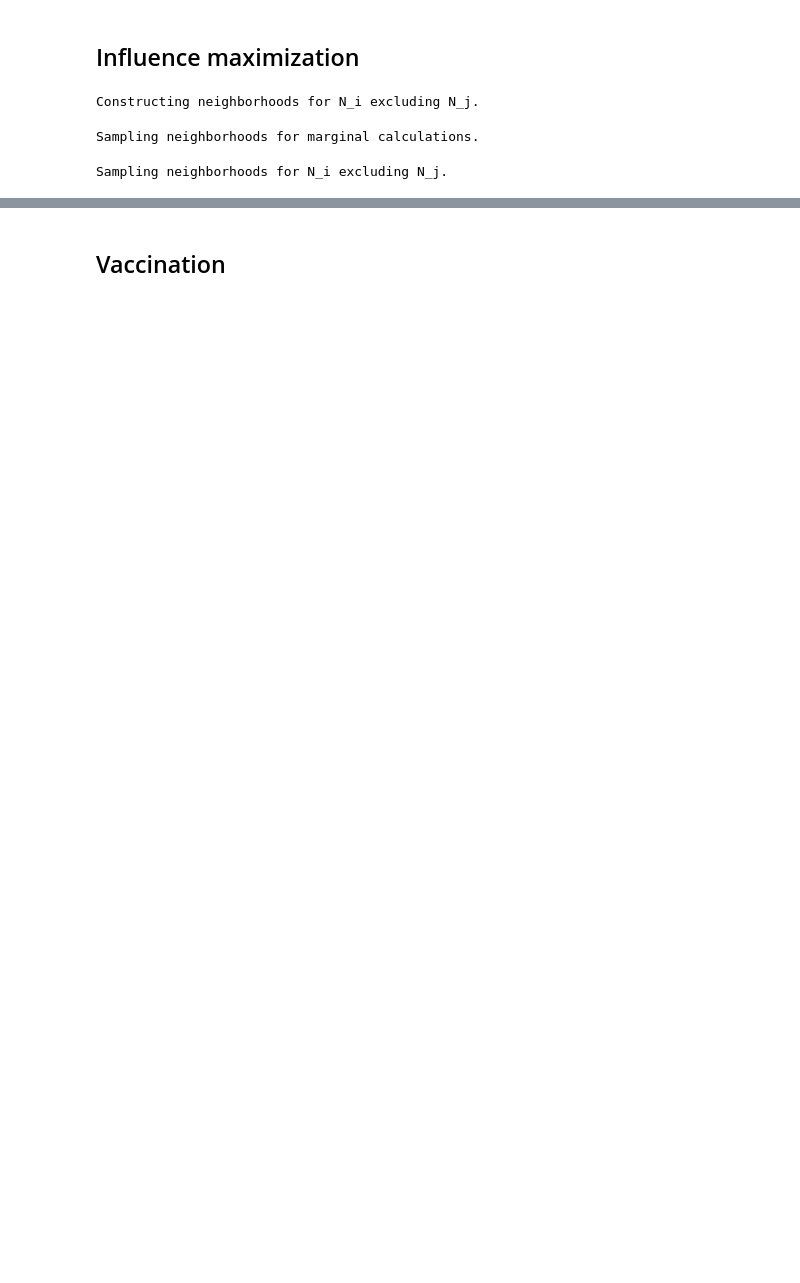
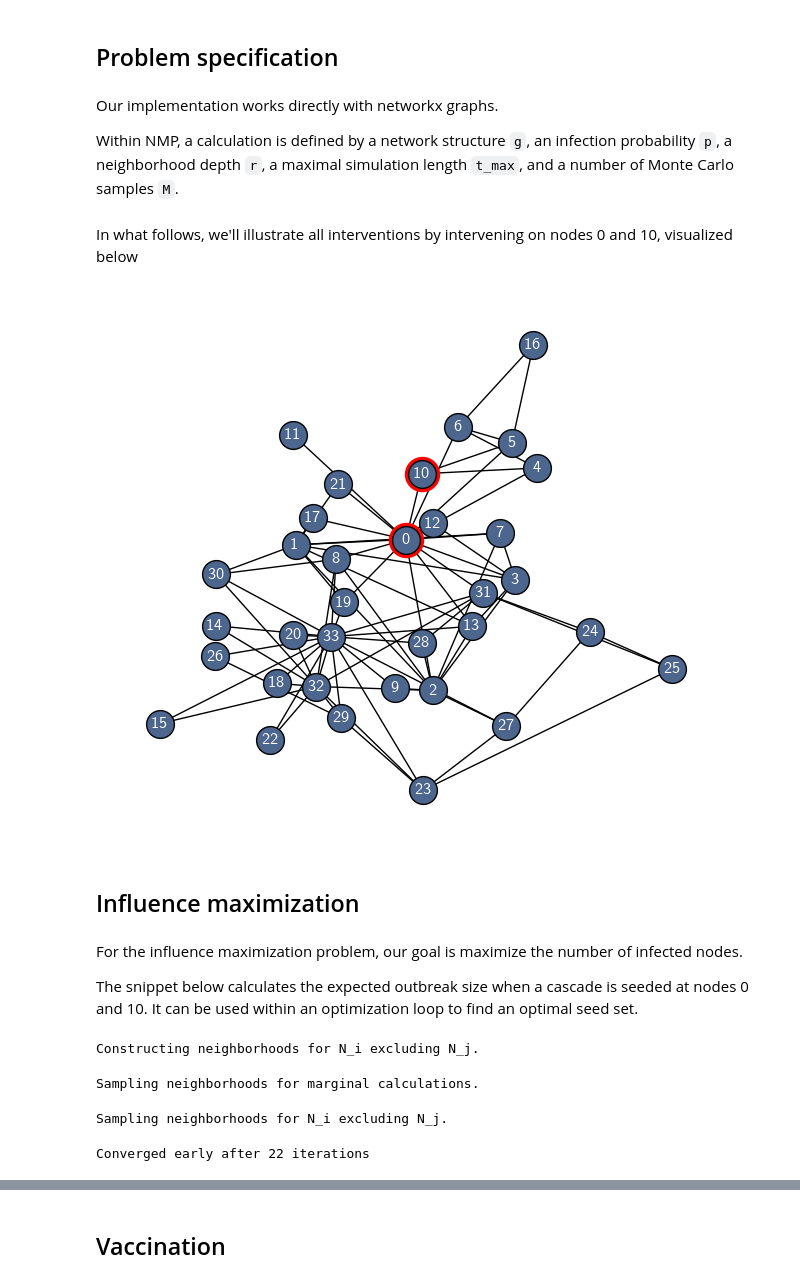
Before and after one commit to erikweis/loopy-MP-interventions, a Jupyter notebook: example.ipynb, the cells around one changed output, grey strips where cells are left out. Saved outputs shown, nothing was run; the diff lists cells and outputs as text; code cells hidden in the pictures; blank space fills up the shorter version.

```diff
--- a/example.ipynb
+++ b/example.ipynb
@@ -11,3 +17,9 @@ plt.rc('font', size=12)
+# %% [markdown]
+## Problem specification
+# %% [markdown]
+Our implementation works directly with networkx graphs.
+
+Within NMP, a calculation is defined by a network structure `g`, an infection probability `p`, a neighborhood depth `r`, a maximal simulation length `t_max`, and a number of Monte Carlo samples `M`.
 # %%
 g = nx.karate_club_graph()
 r = 1
@@ -15,19 +27,35 @@ infection_rate = 0.2
 t_max = 50
 M = 10
+# %% [markdown]
+In what follows, we'll illustrate all interventions by intervening on nodes 0 and 10, visualized below
+# %%
+pos = nx.kamada_kawai_layout(g)
+plt.figure(figsize=(8, 7))
+nx.draw_networkx_nodes(g, pos=pos, nodelist=[0, 10], node_color='r', edgecolors='r', node_size=600)
+nx.draw(g, pos=pos, node_color='#4d668e', with_labels=True, edge_color='k', edgecolors='black', node_size=400, font_color='w')
+# %% [output]
+[figure, added]
 # %% [markdown]
 ## Influence maximization
+# %% [markdown]
+For the influence maximization problem, our goal is maximize the number of infected nodes.
+
+The snippet below calculates the expected outbreak size when a cascade is seeded at nodes 0 and 10.
+It can be used within an optimization loop to find an optimal seed set.
 # %%
 n = len(g)
 seeds = [0,10]
 
-# set s and v
+# set the seed `s` and the vaccinated nodes `v`
 s = np.zeros(n)
 s[seeds] = 1
+
 # no vaccinated nodes
 v = np.zeros(n)
 
-NMP = NeighborhoodMessagePassing(g, r, infection_rate, t_max,
-                                    M=M, v = v, verbose=True, temporal = False)
+# run simulation
+NMP = NeighborhoodMessagePassing(g, r, p, t_max,
+                                    M=M, v = v, verbose=True, temporal = True)
 
 NMP.neighborhood_message_passing(s)
 marginals = NMP.marginals
@@ -35,3 +63,4 @@ marginals = NMP.marginals
 Constructing neighborhoods for N_i excluding N_j.
 Sampling neighborhoods for marginal calculations.
 Sampling neighborhoods for N_i excluding N_j.
+Converged early after 22 iterations
```
Also changed, not shown: parts of 26 cells of this notebook.
